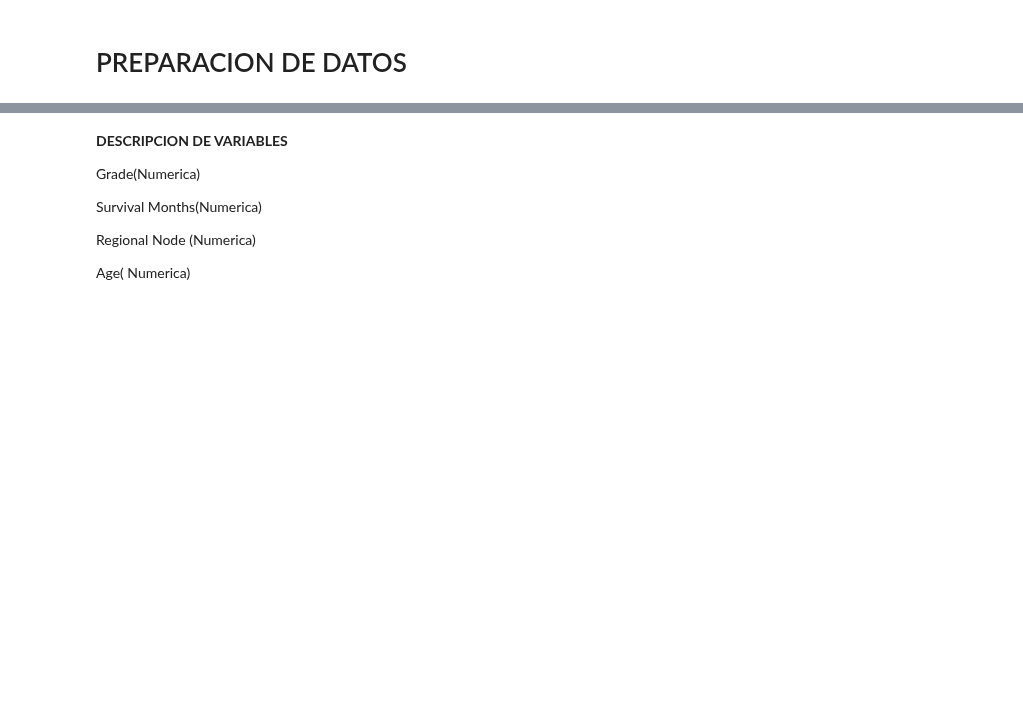
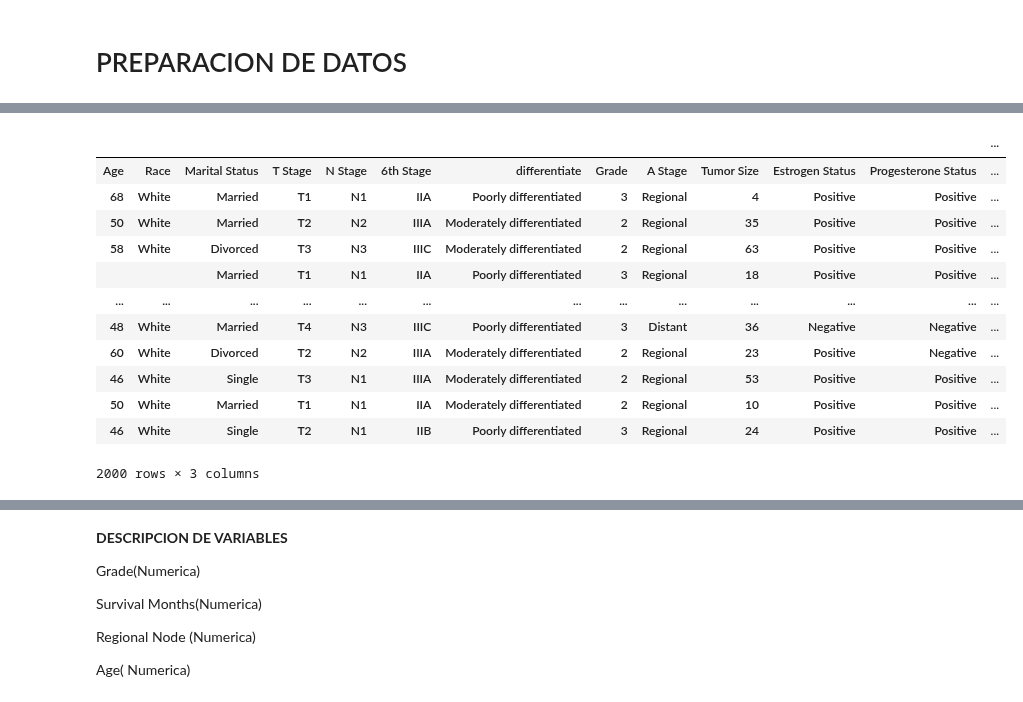
Before and after one commit to Betsymer14/-Proyecto-DS-ParteI-Betsymer-Lugo-.ipynb-, a Jupyter notebook: Copia_de_Untitled2.ipynb, the cells around one changed output, grey strips where cells are left out. Saved outputs shown, nothing was run; the diff lists cells and outputs as text; code cells hidden in the pictures; blank space fills up the shorter version.

```diff
--- a/Copia_de_Untitled2.ipynb
+++ b/Copia_de_Untitled2.ipynb
@@ -224,6 +211,2 @@ df['differentiate']= le.fit_transform(df['differentiate'])
 # %% [markdown]
 # PREPARACION DE DATOS
-# %%
-df= datasets.load_breast_cancer()
-X= df.data
-y= df.target
@@ -229,0 +215,5 @@ y= df.target
+# %%
+Cancer= datasets.load_breast_cancer
+
+cancer_df= pd.DataFrame(data=Cancer.data, columns=Cancer.feature_names)
+cancer_df['Survival Months'] = Cancer.target
@@ -230,3 +297,19 @@ y= df.target
+# %%
+Cancer.head(2000)
+# %% [output]
+|  |  |  |  |  |  |  |  |  |  |  |  | ... |
+| Age | Race | Marital Status | T Stage | N Stage | 6th Stage | differentiate | Grade | A Stage | Tumor Size | Estrogen Status | Progesterone Status | ... |
+| 68 | White | Married | T1 | N1 | IIA | Poorly differentiated | 3 | Regional | 4 | Positive | Positive | ... |
+| 50 | White | Married | T2 | N2 | IIIA | Moderately differentiated | 2 | Regional | 35 | Positive | Positive | ... |
+| 58 | White | Divorced | T3 | N3 | IIIC | Moderately differentiated | 2 | Regional | 63 | Positive | Positive | ... |
+|  |  | Married | T1 | N1 | IIA | Poorly differentiated | 3 | Regional | 18 | Positive | Positive | ... |
+| ... | ... | ... | ... | ... | ... | ... | ... | ... | ... | ... | ... | ... |
+| 48 | White | Married | T4 | N3 | IIIC | Poorly differentiated | 3 | Distant | 36 | Negative | Negative | ... |
+| 60 | White | Divorced | T2 | N2 | IIIA | Moderately differentiated | 2 | Regional | 23 | Positive | Negative | ... |
+| 46 | White | Single | T3 | N1 | IIIA | Moderately differentiated | 2 | Regional | 53 | Positive | Positive | ... |
+| 50 | White | Married | T1 | N1 | IIA | Moderately differentiated | 2 | Regional | 10 | Positive | Positive | ... |
+| 46 | White | Single | T2 | N1 | IIB | Poorly differentiated | 3 | Regional | 24 | Positive | Positive | ... |
+2000 rows × 3 columns
 # %%
 df
 # %% [output]
```
Also changed, not shown: parts of 18 cells of this notebook.
